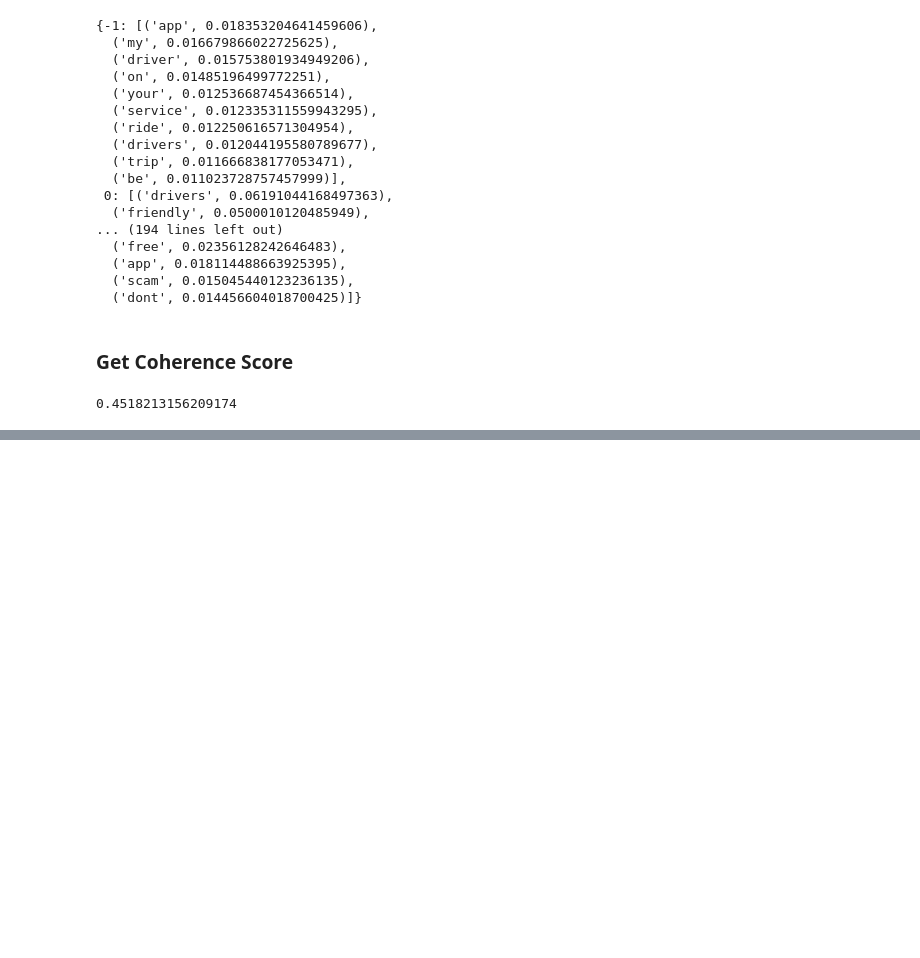
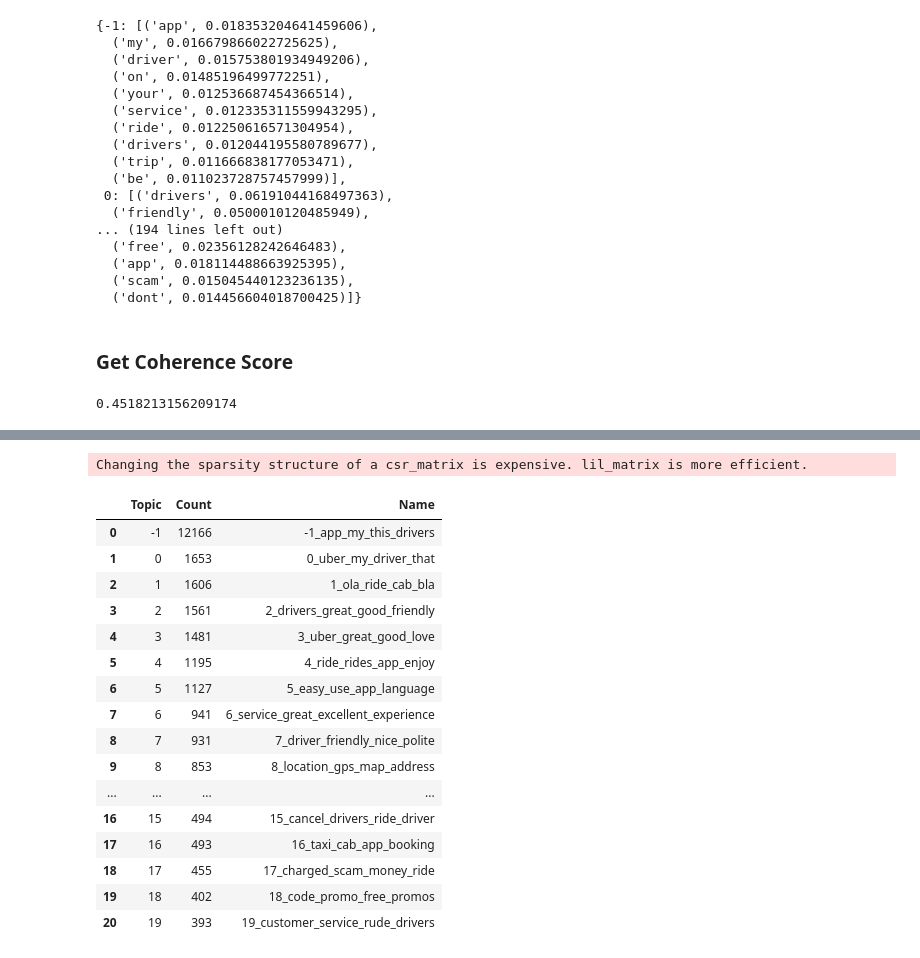
Before and after one commit to enliktjioe/master-thesis-2021, a Jupyter notebook: notebooks/BERTopic_FINAL.ipynb, the cells around one changed output, grey strips where cells are left out. Drawn from its saved outputs; the diff is of its cells as text; code cells hidden in the pictures; blank space fills up the shorter version.

Commit message:
[BERTopic] Add ALL P3

```diff
--- a/notebooks/BERTopic_FINAL.ipynb
+++ b/notebooks/BERTopic_FINAL.ipynb
@@ -272,0 +319,29 @@ get_coherence_score(reviews, my_model)
+# %%
+# Save model
+# topic_model.save("my_model.pt")
+topic_model.save("bert_topic_model/all_model_p3.pt", save_embedding_model=True)
+# %% [output]
+Changing the sparsity structure of a csr_matrix is expensive. lil_matrix is more efficient.
+# %%
+# Load model
+my_model = BERTopic.load("bert_topic_model/all_model_p3.pt")
+# %%
+freq = my_model.get_topic_info(); freq.head(50)
+# %% [output]
+|  | Topic | Count | Name |
+| 0 | -1 | 12166 | -1_app_my_this_drivers |
+| 1 | 0 | 1653 | 0_uber_my_driver_that |
+| 2 | 1 | 1606 | 1_ola_ride_cab_bla |
+| 3 | 2 | 1561 | 2_drivers_great_good_friendly |
+| 4 | 3 | 1481 | 3_uber_great_good_love |
+| 5 | 4 | 1195 | 4_ride_rides_app_enjoy |
+| 6 | 5 | 1127 | 5_easy_use_app_language |
+| 7 | 6 | 941 | 6_service_great_excellent_experience |
+| 8 | 7 | 931 | 7_driver_friendly_nice_polite |
+| 9 | 8 | 853 | 8_location_gps_map_address |
+| ... | ... | ... | ... |
+| 16 | 15 | 494 | 15_cancel_drivers_ride_driver |
+| 17 | 16 | 493 | 16_taxi_cab_app_booking |
+| 18 | 17 | 455 | 17_charged_scam_money_ride |
+| 19 | 18 | 402 | 18_code_promo_free_promos |
+| 20 | 19 | 393 | 19_customer_service_rude_drivers |
```
Also changed, not shown: parts of 31 cells of this notebook.
